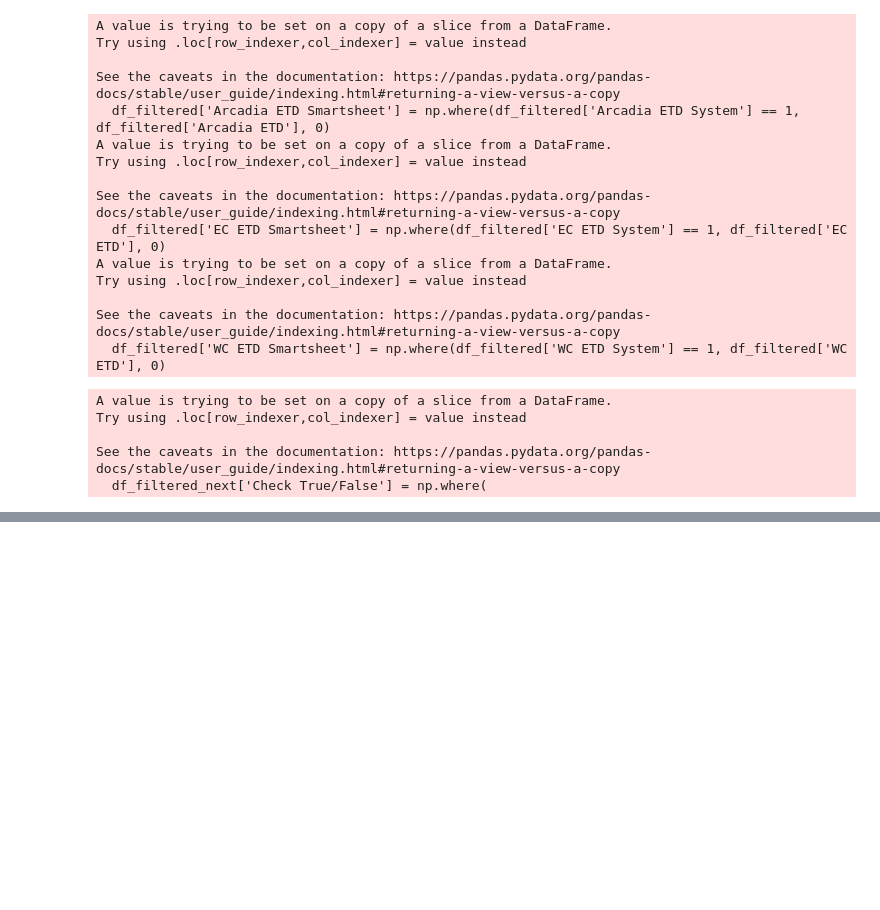
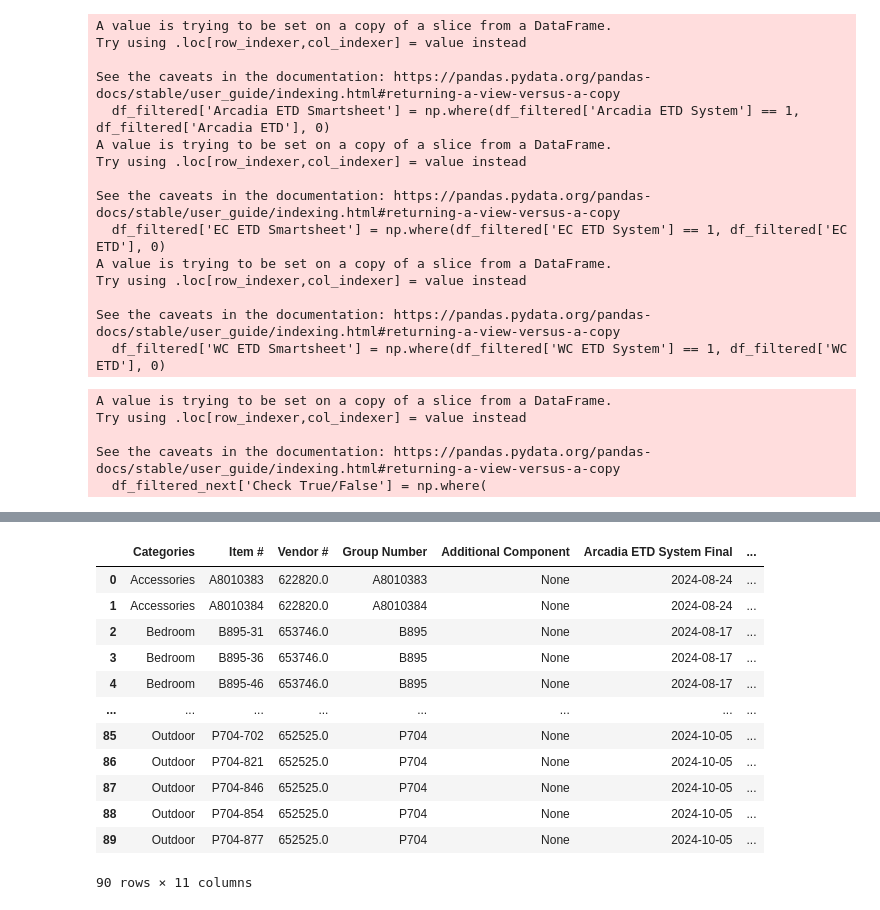
Before and after one commit to Pham-Ngoc-Huy/ToolAutomation, a Jupyter notebook: toolAshley.ipynb, the cells around one changed output, grey strips where cells are left out. Cells and saved outputs as stored; diff of their text form; code cells hidden in the pictures; blank space fills up the shorter version.

```diff
--- a/toolAshley.ipynb
+++ b/toolAshley.ipynb
@@ -313,0 +334,12 @@ df_new
+# %%
+date_columns_1 = ['Arcadia ETD System Final','EC ETD System Final','WC ETD System Final','Arcadia ETD Smartsheet','EC ETD Smartsheet','WC ETD Smartsheet']
+# %%
+df_new_1[date_columns_1] = df_new_1[date_columns_1].astype(str)
+df_new_1[date_columns_1] = df_new_1[date_columns_1].replace('0',np.nan)
+place_nan = '1999-01-01'
+df_new_1[date_columns_1] = df_new_1[date_columns_1].fillna(place_nan)
+df_new_1[date_columns_1] = df_new_1[date_columns_1].apply(pd.to_datetime, format='%Y-%m-%d')
+# %%
+df_new_1 = df_new_1[['Categories','Item #','Vendor #','Group Number','Additional Component','Arcadia ETD System Final','EC ETD System Final','WC ETD System Final','Arcadia ETD Smartsheet','EC ETD Smartsheet','WC ETD Smartsheet']]
+# %%
+df_new_1 = df_new_1.groupby(['Categories', 'Item #','Vendor #','Group Number','Additional Component'])[date_columns_1].max().reset_index()
@@ -313,0 +348,16 @@ df_new
+# %%
+df_new_1
+# %% [output]
+|  | Categories | Item # | Vendor # | Group Number | Additional Component | Arcadia ETD System Final | ... |
+| 0 | Accessories | A8010383 | 622820.0 | A8010383 | None | 2024-08-24 | ... |
+| 1 | Accessories | A8010384 | 622820.0 | A8010384 | None | 2024-08-24 | ... |
+| 2 | Bedroom | B895-31 | 653746.0 | B895 | None | 2024-08-17 | ... |
+| 3 | Bedroom | B895-36 | 653746.0 | B895 | None | 2024-08-17 | ... |
+| 4 | Bedroom | B895-46 | 653746.0 | B895 | None | 2024-08-17 | ... |
+| ... | ... | ... | ... | ... | ... | ... | ... |
+| 85 | Outdoor | P704-702 | 652525.0 | P704 | None | 2024-10-05 | ... |
+| 86 | Outdoor | P704-821 | 652525.0 | P704 | None | 2024-10-05 | ... |
+| 87 | Outdoor | P704-846 | 652525.0 | P704 | None | 2024-10-05 | ... |
+| 88 | Outdoor | P704-854 | 652525.0 | P704 | None | 2024-10-05 | ... |
+| 89 | Outdoor | P704-877 | 652525.0 | P704 | None | 2024-10-05 | ... |
+90 rows × 11 columns
```
Also changed, not shown: parts of 5 cells of this notebook, 1 other file.
